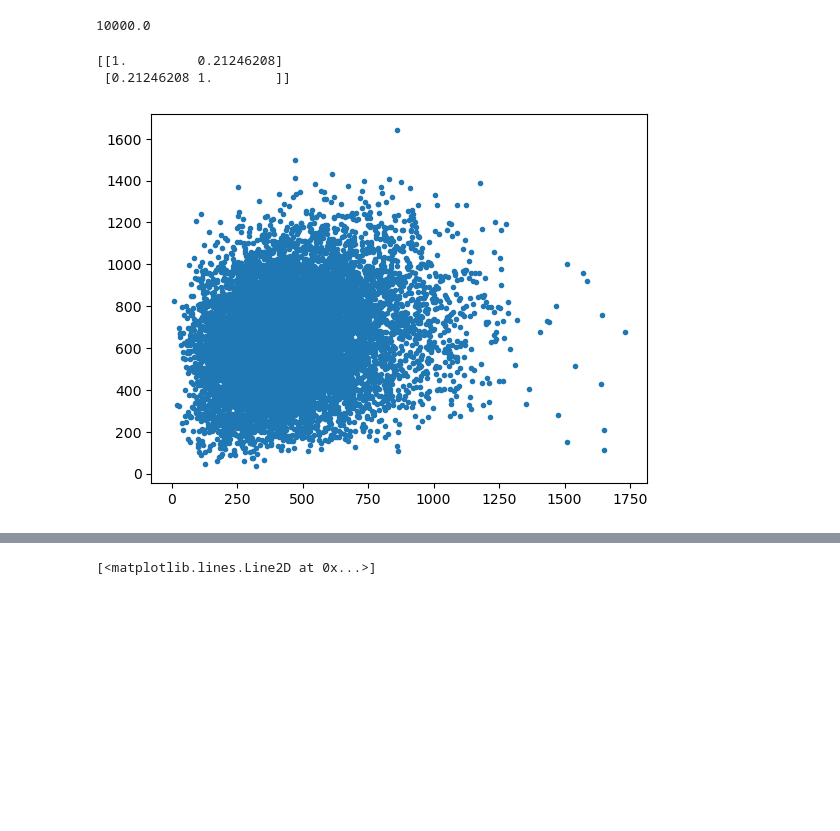
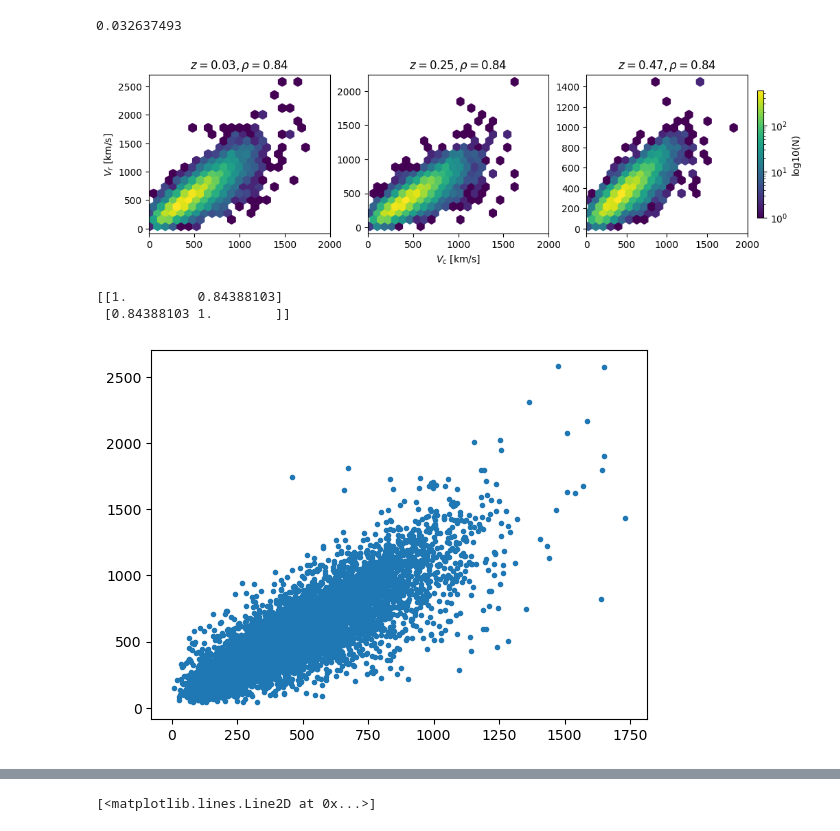
Before and after one commit to antolonappan/kSZscaler, a Jupyter notebook: Notebooks/density.ipynb, the cells around one changed output, grey strips where cells are left out. Cells and saved outputs as stored; diff of their text form; code cells hidden in the pictures; blank space fills up the shorter version.

```diff
--- a/Notebooks/density.ipynb
+++ b/Notebooks/density.ipynb
@@ -31,14 +23,47 @@ pz.sigma_D.value
-# %%
-dist.bin_len
-# %% [output]
-10000.0
+# %%
+dist1 = Distribution(50,'140','',)
+dist2 = Distribution(50,'116','',)
+dist3 = Distribution(50,'096','',)
+# %%
+def get_v(dist):
+    V_net_cluster = np.sqrt(dist.dataframe_clu['vx[km/s]']**2+dist.dataframe_clu['vy[km/s]']**2+dist.dataframe_clu['vz[km/s]']**2)
+    _,_,_,V_net_recon = dist.velocity_gradient()
+    return V_net_cluster, V_net_recon/1e5
+# %%
+Vc_1, Vr_1 = get_v(dist1)
+Vc_2, Vr_2 = get_v(dist2)
+Vc_3, Vr_3 = get_v(dist3)
+# %%
+dist1.z
+# %% [output]
+0.032637493
+# %%
+#plot hexabin plot subplot for each redshift shared x axis
+bins = 'log'
+grid = 20
+fig, ax = plt.subplots(1,3,figsize=(12,3),sharex=True,width_ratios=[.9,.9,1])
+ax[0].hexbin(Vc_1,Vr_1,gridsize=grid,cmap='viridis',bins=bins,mincnt=1)
+ax[0].set_title(f'$z={dist1.z:.2f}, \\rho={np.corrcoef(Vc_1,Vr_1)[0][1]:.2f}$')
+ax[0].set_ylabel('$V_{r}$ [km/s]')
+ax[0].set_xlim(0,2000)
+ax[1].hexbin(Vc_2,Vr_2,gridsize=grid,cmap='viridis',bins=bins,mincnt=1)
+ax[1].set_xlim(0,2000)
+ax[1].set_title(f'$z={dist2.z:.2f}, \\rho={np.corrcoef(Vc_2,Vr_2)[0][1]:.2f}$')
+ax[1].set_xlabel('$V_{c}$ [km/s]')
+hb = ax[2].hexbin(Vc_3,Vr_3,gridsize=grid,cmap='viridis',bins=bins,mincnt=1)
+ax[2].set_title(f'$z={dist3.z:.2f}, \\rho={np.corrcoef(Vc_3,Vr_3)[0][1]:.2f}$')
+ax[2].set_xlim(0,2000)
+cb = fig.colorbar(hb,ax=ax[2],shrink=0.8)
+cb.set_label('log10(N)')
+# %% [output]
+[figure, added]
 # %%
-dist = Distribution(50,'140','',43143)
+dist = Distribution(50,'140','',)
 V_net_cluster = np.sqrt(dist.dataframe_clu['vx[km/s]']**2+dist.dataframe_clu['vy[km/s]']**2+dist.dataframe_clu['vz[km/s]']**2)
 _,_,_,V_net_recon = dist.velocity_gradient()
 plt.plot(V_net_cluster,V_net_recon/1e5,'.')
 print(np.corrcoef(V_net_cluster,V_net_recon/1e5))
 # %% [output]
-[[1.         0.21246208]
- [0.21246208 1.        ]]
+[[1.         0.84388103]
+ [0.84388103 1.        ]]
-[figure, old version]
+[figure, new version]
```
Also changed, not shown: parts of 7 cells of this notebook, 4 other files.
